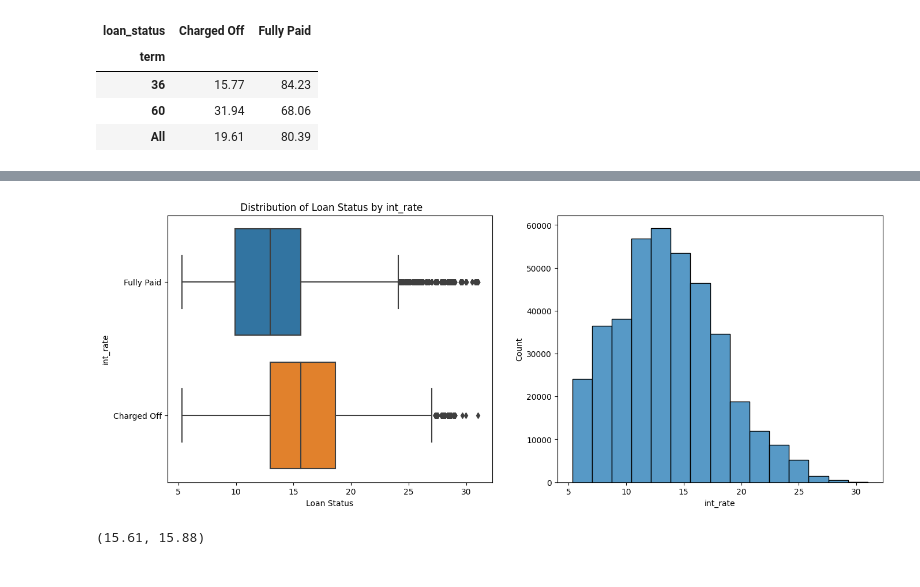
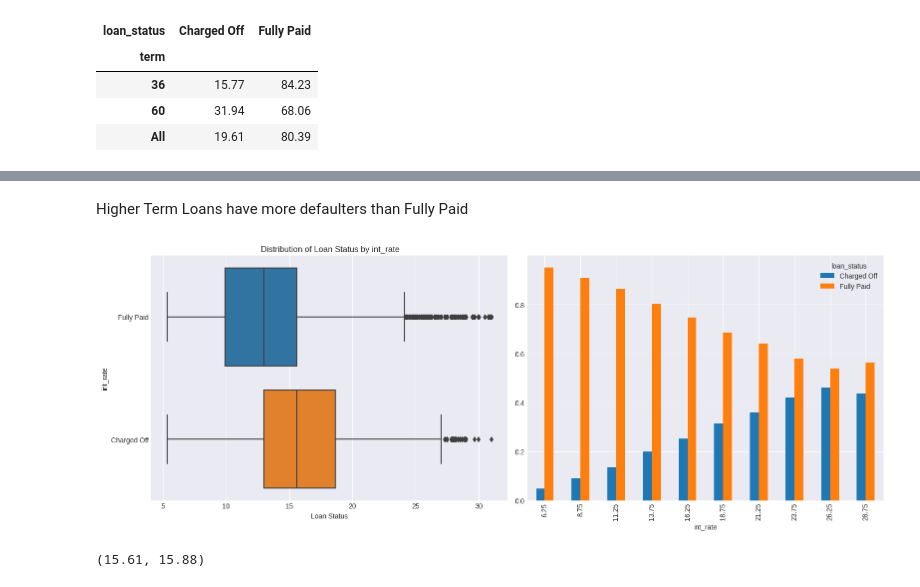
Before and after one commit to jdeepanshu/Loan_MSME, a Jupyter notebook: loan_msme.ipynb, the cells around one changed output, grey strips where cells are left out. Cells and saved outputs as stored; diff of their text form; code cells hidden in the pictures.

```diff
--- a/loan_msme.ipynb
+++ b/loan_msme.ipynb
@@ -12,7 +12,8 @@ import plotly.express as px
 from scipy import stats
 from sklearn import linear_model
 %matplotlib inline
-#Seting option for full column view of Data
+plt.style.use("seaborn-darkgrid")
+#Seting option for full column view of Data}
 pd.set_option('display.max_columns', None)
 # %% [markdown]
 ##Reading Data
@@ -131,9 +133,7 @@ df["address"][:5]
 4               679 Luna Roads\r\nGreggshire, VA 11650
 Name: address, dtype: object
 # %%
-df['postal_code'] = df['address'].str.split().apply(lambda x: x[-1])
-df['State'] = df['address'].str.split().apply(lambda x: x[-2])
-df['City'] = df['address'].str.split().apply(lambda x: x[-3])
+df[['City', 'State', 'postal_code']] = df['address'].str.split().apply(lambda x: pd.Series([x[-3], x[-2], x[-1]]))
 df=df.drop(["address"],axis = 1)
 # %%
 find_missing_values(df,False)
@@ -240,20 +251,24 @@ pd.crosstab(index=df['term'],
+# %% [markdown]
+Higher Term Loans have more defaulters than Fully Paid
 # %%
 ### Int Rate
 # %%
 fig, axes = plt.subplots(1,2, figsize=(16,6))
 item="int_rate"
 sns.boxplot(data=df, y="loan_status", x=item, ax=axes[0])
 axes[0].set_title(" Distribution of Loan Status by "+ item )
 axes[0].set_xlabel("Loan Status")
 axes[0].set_ylabel(item)
 
-
-sns.histplot(df["int_rate"],bins = 15, ax=axes[1])
+bins = pd.interval_range(start=round(df[item].min()), end=round(df[item].max()), freq=2.5)
+pd.crosstab(index=pd.cut(df[item], bins=bins).apply(lambda x: round(x.mid, 2)), columns=df["loan_status"], normalize="index").plot(kind="bar", ax=axes[1])
+# Adjust the layout
+plt.tight_layout()
 
 # plt.title("Loan Status by "+ item )
 plt.show()
 # %% [output]
-[figure, old version]
+[figure, new version]
 # %%
 df[df["loan_status"] == "Charged Off"]["int_rate"].median(),df[df["loan_status"] == "Charged Off"]["int_rate"].mean().round(2)
 # %% [output]
```
Also changed, not shown: parts of 104 cells of this notebook.
